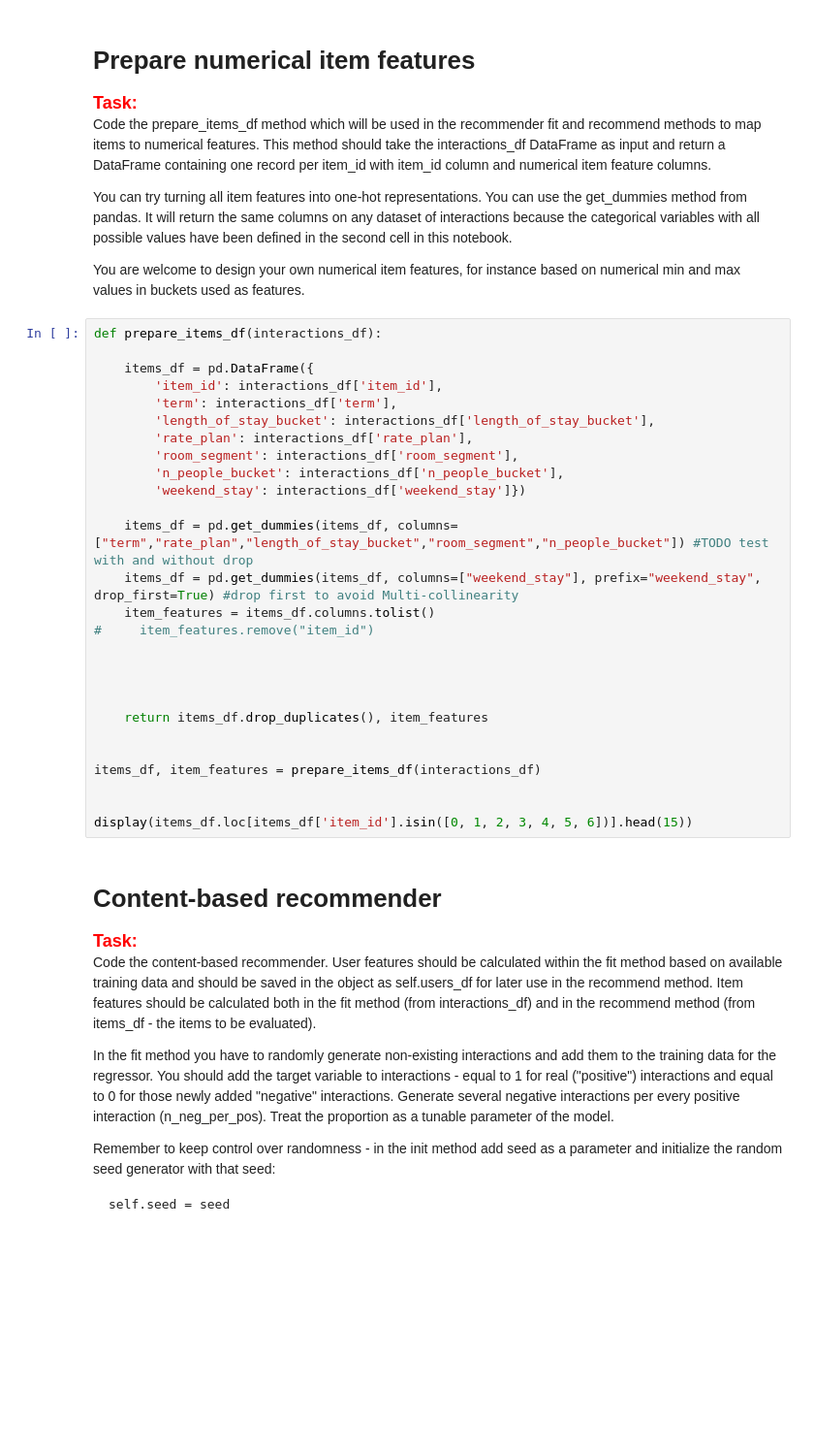
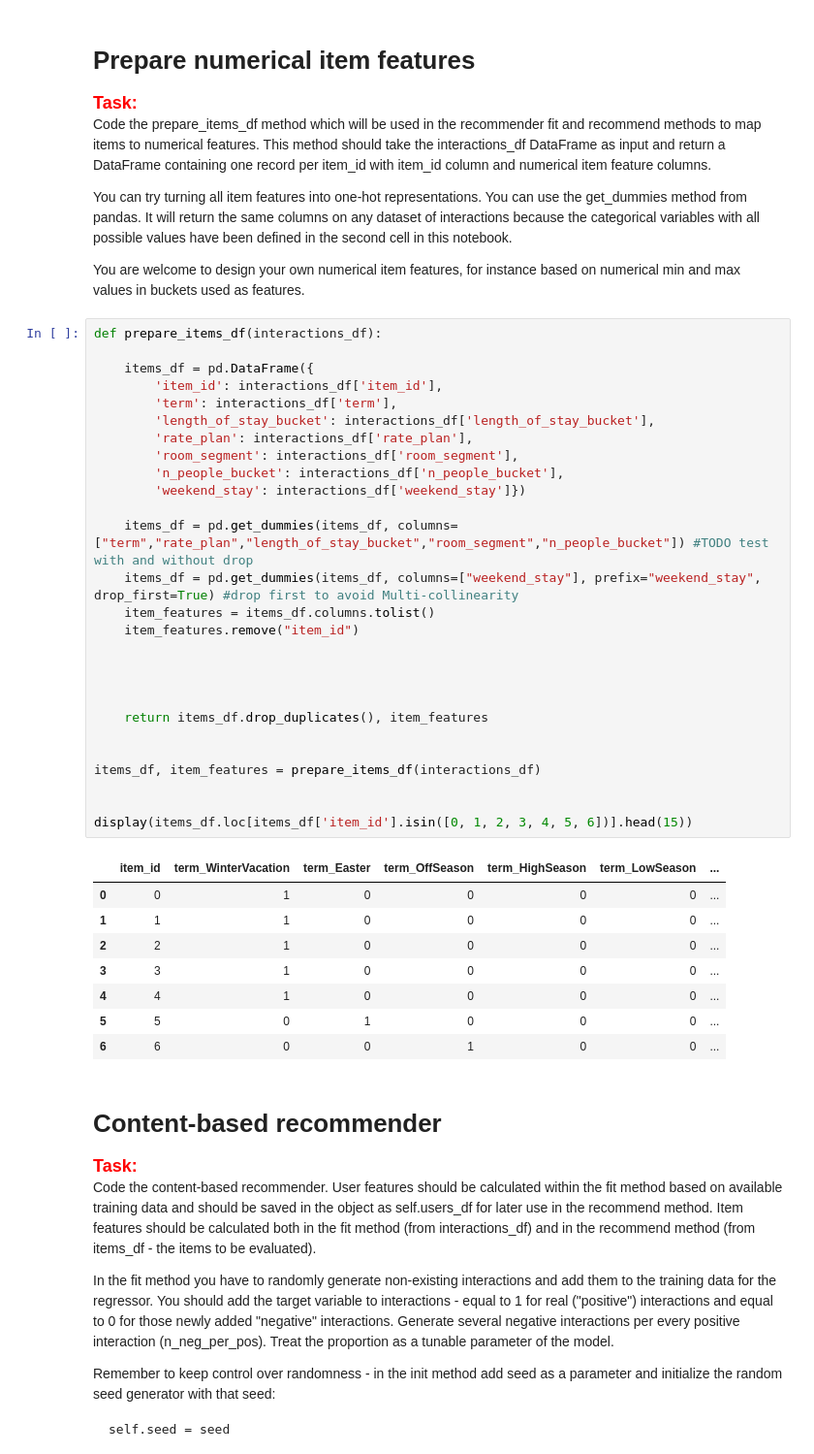
Before and after one commit to Thyme1/Systemy-Rekomendacyjne-Projekt-1, a Jupyter notebook: project_1_recommender_and_evaluation.ipynb, the cells around one changed output. Shown: that part at 97% size. Cells and saved outputs as stored; diff of their text form; blank space fills up the shorter version.

```diff
--- a/project_1_recommender_and_evaluation.ipynb
+++ b/project_1_recommender_and_evaluation.ipynb
@@ -139,30 +142,39 @@ You are welcome to design your own numerical item features, for instance based o
 # %%
 def prepare_items_df(interactions_df):
 
     items_df = pd.DataFrame({
         'item_id': interactions_df['item_id'],
         'term': interactions_df['term'],
         'length_of_stay_bucket': interactions_df['length_of_stay_bucket'],
         'rate_plan': interactions_df['rate_plan'],
         'room_segment': interactions_df['room_segment'],
         'n_people_bucket': interactions_df['n_people_bucket'],
         'weekend_stay': interactions_df['weekend_stay']})
 
     items_df = pd.get_dummies(items_df, columns=["term","rate_plan","length_of_stay_bucket","room_segment","n_people_bucket"]) #TODO test with and without drop
     items_df = pd.get_dummies(items_df, columns=["weekend_stay"], prefix="weekend_stay", drop_first=True) #drop first to avoid Multi-collinearity
     item_features = items_df.columns.tolist()
-#     item_features.remove("item_id")
+    item_features.remove("item_id")
 
 
 
 
     return items_df.drop_duplicates(), item_features
 
 
 items_df, item_features = prepare_items_df(interactions_df)
 
 
 display(items_df.loc[items_df['item_id'].isin([0, 1, 2, 3, 4, 5, 6])].head(15))
+# %% [output]
+|  | item_id | term_WinterVacation | term_Easter | term_OffSeason | term_HighSeason | term_LowSeason | ... |
+| 0 | 0 | 1 | 0 | 0 | 0 | 0 | ... |
+| 1 | 1 | 1 | 0 | 0 | 0 | 0 | ... |
+| 2 | 2 | 1 | 0 | 0 | 0 | 0 | ... |
+| 3 | 3 | 1 | 0 | 0 | 0 | 0 | ... |
+| 4 | 4 | 1 | 0 | 0 | 0 | 0 | ... |
+| 5 | 5 | 0 | 1 | 0 | 0 | 0 | ... |
+| 6 | 6 | 0 | 0 | 1 | 0 | 0 | ... |
 # %% [markdown]
 # Content-based recommender
 
```
Also changed, not shown: parts of 6 cells of this notebook.
